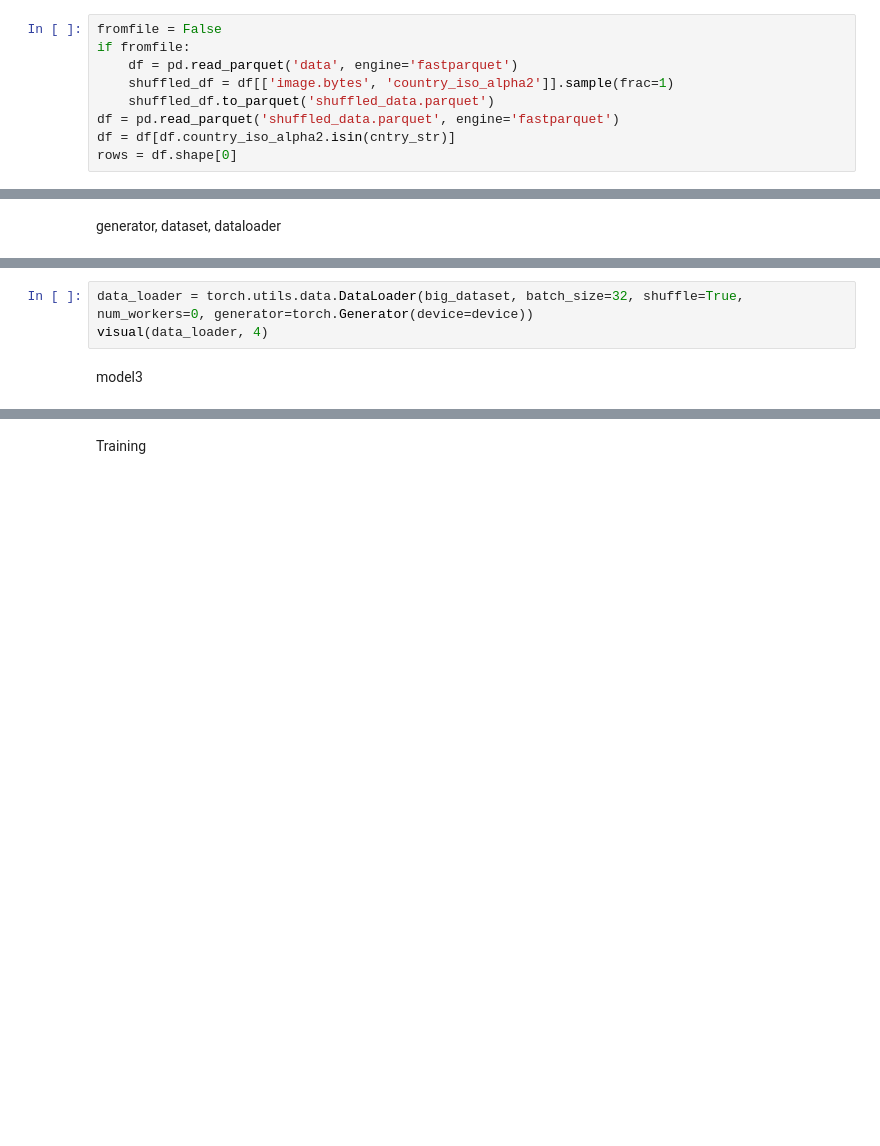
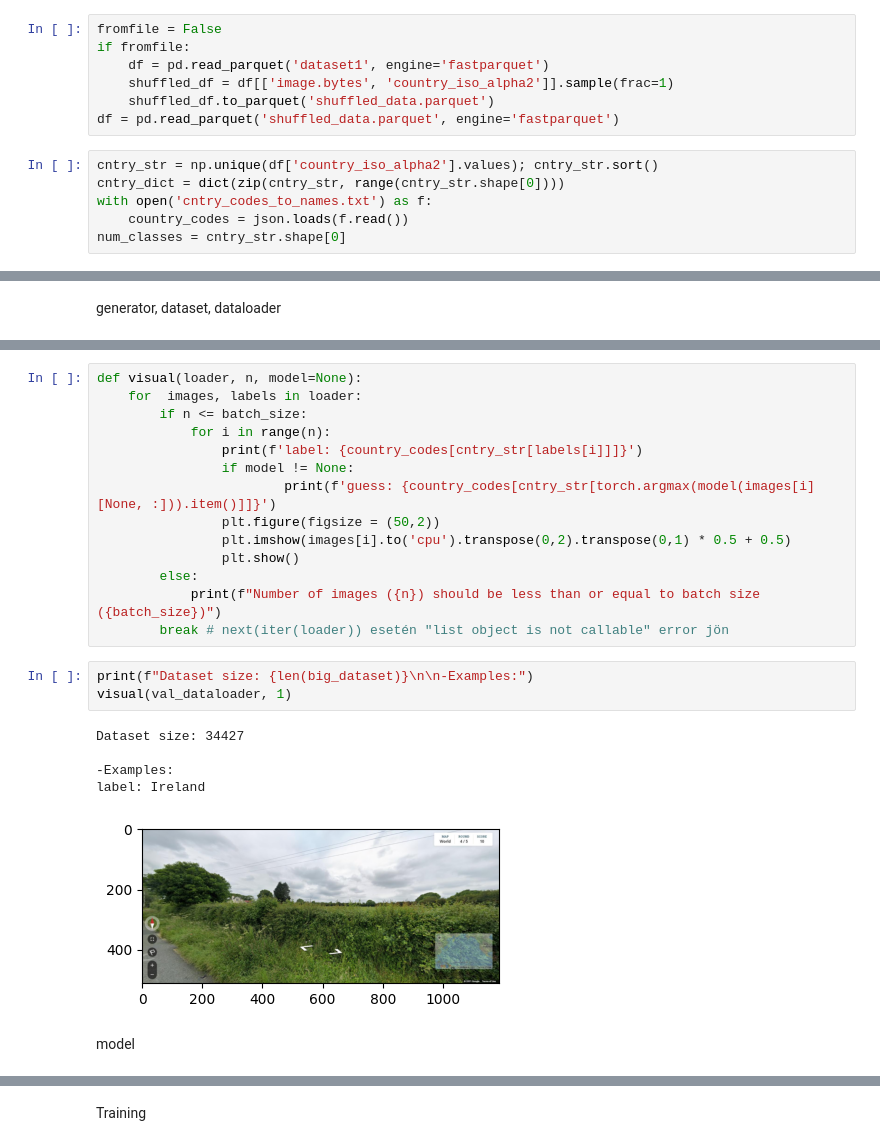
Before and after one commit to eronhorv/streetview, a Jupyter notebook: main.ipynb, the cells around one changed output, grey strips where cells are left out. Cells and saved outputs as stored; diff of their text form; blank space fills up the shorter version.

```diff
--- a/main.ipynb
+++ b/main.ipynb
@@ -102,12 +31,16 @@ def visual(loader, n, model=None):
 # %%
 fromfile = False
 if fromfile:
-    df = pd.read_parquet('data', engine='fastparquet')
+    df = pd.read_parquet('dataset1', engine='fastparquet')
     shuffled_df = df[['image.bytes', 'country_iso_alpha2']].sample(frac=1)
     shuffled_df.to_parquet('shuffled_data.parquet')
 df = pd.read_parquet('shuffled_data.parquet', engine='fastparquet')
-df = df[df.country_iso_alpha2.isin(cntry_str)]
-rows = df.shape[0]
+# %%
+cntry_str = np.unique(df['country_iso_alpha2'].values); cntry_str.sort()
+cntry_dict = dict(zip(cntry_str, range(cntry_str.shape[0])))
+with open('cntry_codes_to_names.txt') as f:
+    country_codes = json.loads(f.read())
+num_classes = cntry_str.shape[0]
 # %%
 class ParquetImageDataset(torch.utils.data.Dataset):
     def __init__(self, df, transforms=None):
@@ -158,6 +94,26 @@ test_dataloader = torch.utils.data.DataLoader(test_dataset, batch_size=32, num_w
-# %%
-data_loader = torch.utils.data.DataLoader(big_dataset, batch_size=32, shuffle=True, num_workers=0, generator=torch.Generator(device=device))
-visual(data_loader, 4)
-# %% [markdown]
-model3
+# %%
+def visual(loader, n, model=None):
+    for  images, labels in loader:
+        if n <= batch_size:
+            for i in range(n):
+                print(f'label: {country_codes[cntry_str[labels[i]]]}')
+                if model != None:
+                        print(f'guess: {country_codes[cntry_str[torch.argmax(model(images[i][None, :])).item()]]}')
+                plt.figure(figsize = (50,2))
+                plt.imshow(images[i].to('cpu').transpose(0,2).transpose(0,1) * 0.5 + 0.5)
+                plt.show()
+        else:
+            print(f"Number of images ({n}) should be less than or equal to batch size ({batch_size})")
+        break # next(iter(loader)) esetén "list object is not callable" error jön
+# %%
+print(f"Dataset size: {len(big_dataset)}\n\n-Examples:")
+visual(val_dataloader, 1)
+# %% [output]
+Dataset size: 34427
+
+-Examples:
+label: Ireland
+[figure, added]
+# %% [markdown]
+model
 # %%
```
Also changed, not shown: parts of 39 cells of this notebook, 1 other file.
